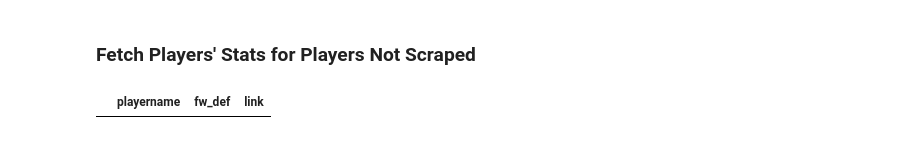
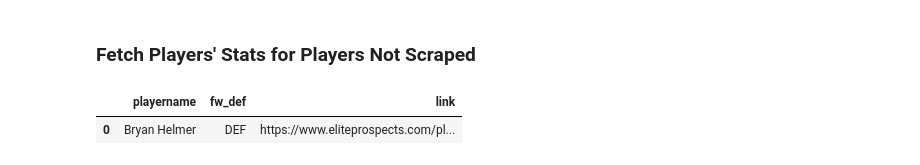
Before and after one commit to shigenogoro/NHL-Prospect-Predictor, a Jupyter notebook: eliteprospects_scraper/NHL-stats-preparation.ipynb, the cells around one changed output. Drawn from its saved outputs; the diff is of its cells as text; code cells hidden in the pictures.

```diff
--- a/eliteprospects_scraper/NHL-stats-preparation.ipynb
+++ b/eliteprospects_scraper/NHL-stats-preparation.ipynb
@@ -147,10 +219,11 @@ else:
     unique_players = set()
 # %%
 # Find players in nhl_players_metadata 0-600 not in unique_players
-subset = nhl_players_metadata[0:340]
+subset = nhl_players_metadata[0:600]
 players_to_scrape = subset[~subset['playername'].isin(unique_players)].reset_index(drop=True)
 players_to_scrape
 # %% [output]
 |  | playername | fw_def | link |
+| 0 | Bryan Helmer | DEF | https://www.eliteprospects.com/pl... |
 # %%
 curr_len = len(players_to_scrape)
```
Also changed, not shown: parts of 10 cells of this notebook, 2 other files.
